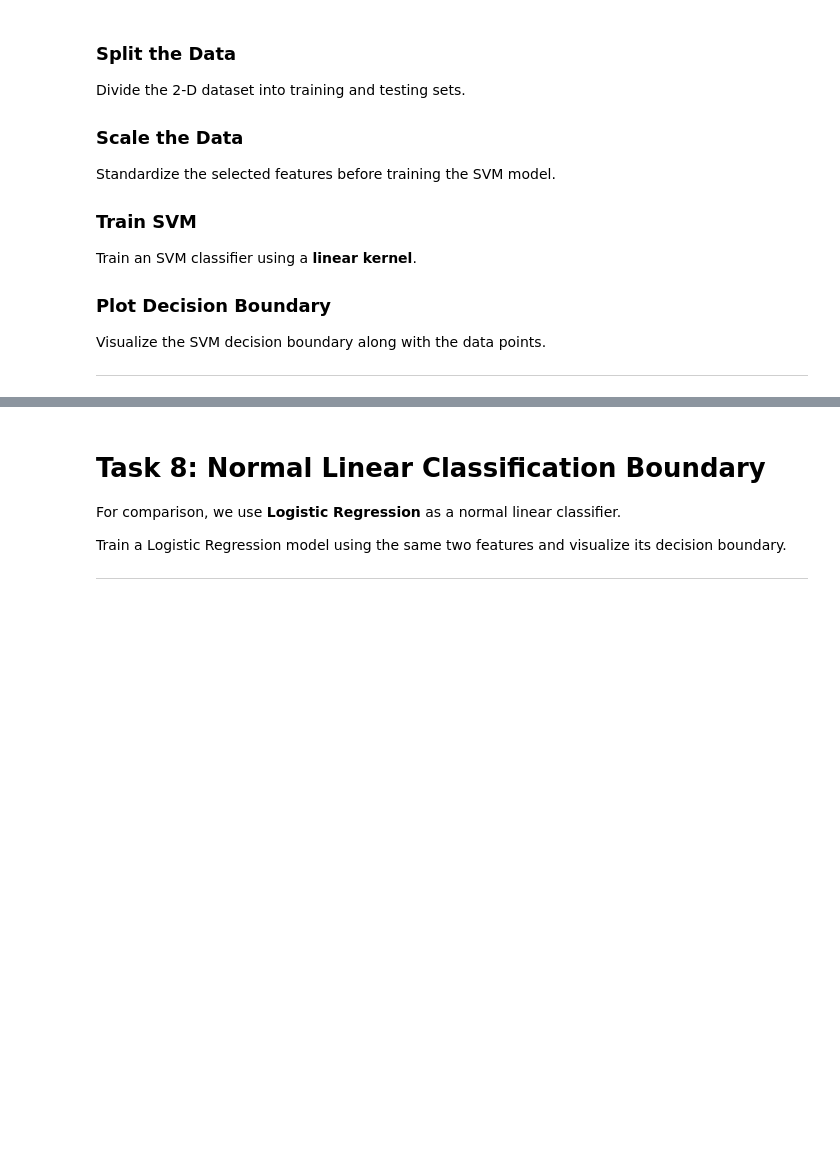
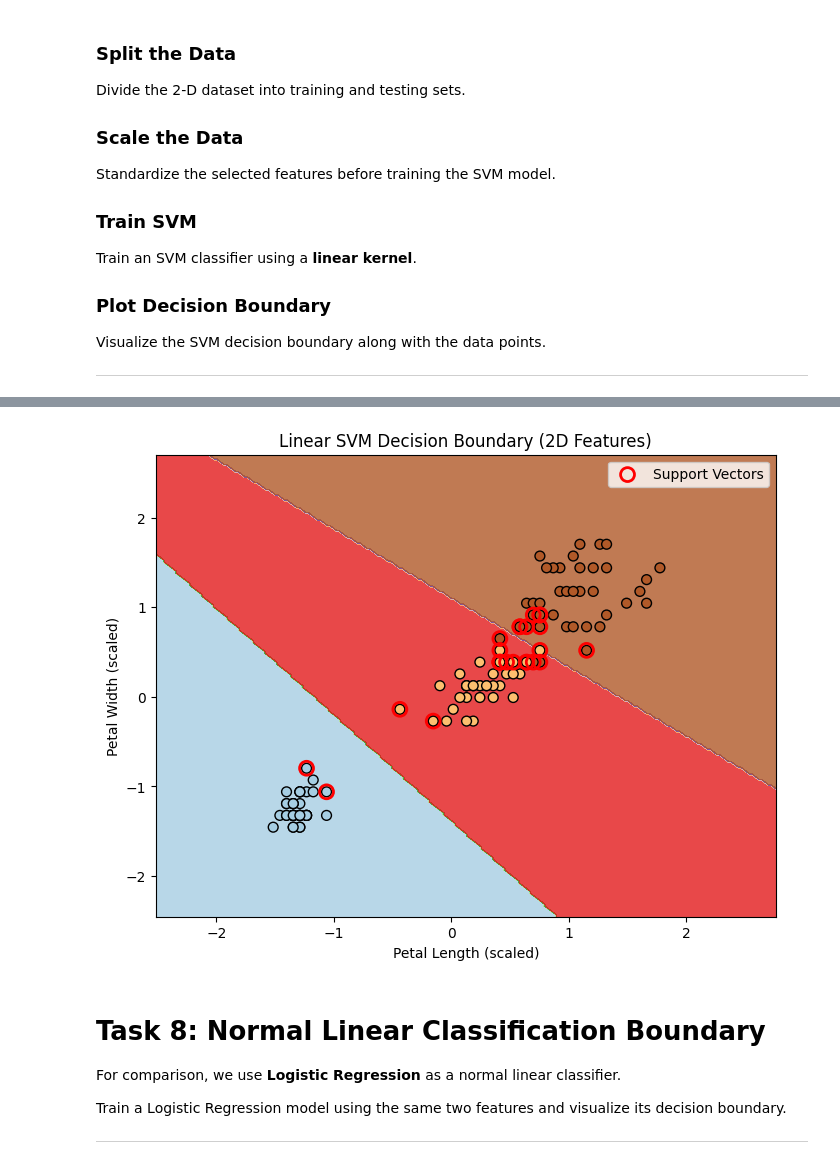
Before and after one commit to Taniya1701/CSL701-CS06_Machine-Learning-Lab, a Jupyter notebook: Experiments and Mini-Project/ML_Experiment_6.ipynb, the cells around one changed output, grey strips where cells are left out. Drawn from its saved outputs; the diff is of its cells as text; code cells hidden in the pictures; blank space fills up the shorter version.

```diff
--- a/Experiments and Mini-Project/ML_Experiment_6.ipynb
+++ b/Experiments and Mini-Project/ML_Experiment_6.ipynb
@@ -111,0 +84,13 @@ Dataset loaded successfully!
+# %%
+import pandas as pd
+import numpy as np
+import matplotlib.pyplot as plt
+import seaborn as sns
+from sklearn.datasets import load_iris
+
+# Load the Iris dataset from sklearn
+iris = load_iris()
+df = pd.DataFrame(data=iris.data, columns=iris.feature_names)
+df['species'] = iris.target_names[iris.target]
+
+df.head()
@@ -460,3 +313,64 @@ Number of Support Vectors: 25
+# %%
+import matplotlib.pyplot as plt
+from sklearn.model_selection import train_test_split
+from sklearn.preprocessing import StandardScaler
+from sklearn.svm import SVC
+
+# Create the 2-D Dataset using 'petal length (cm)' and 'petal width (cm)'
+X_2d = df[['petal length (cm)', 'petal width (cm)']]
+y_2d = df['species']
+
+# Split the 2-D data into training and testing sets
+X_train_2d, X_test_2d, y_train_2d, y_test_2d = train_test_split(X_2d, y_2d, test_size=0.2, random_state=42, stratify=y_2d)
+
+# Scale the 2-D features
+scaler_2d = StandardScaler()
+X_train_scaled_2d = scaler_2d.fit_transform(X_train_2d)
+X_test_scaled_2d = scaler_2d.transform(X_test_2d)
+
+# Train SVM with linear kernel on 2-D data
+svm_linear_2d = SVC(kernel='linear', random_state=42)
+svm_linear_2d.fit(X_train_scaled_2d, y_train_2d)
+
+# Function to plot decision boundary
+def plot_decision_boundary(X_scaled, y, model, title):
+    plt.figure(figsize=(8, 6))
+
+    # Create a meshgrid to plot decision boundaries
+    x_min, x_max = X_scaled[:, 0].min() - 1, X_scaled[:, 0].max() + 1
+    y_min, y_max = X_scaled[:, 1].min() - 1, X_scaled[:, 1].max() + 1
+    xx, yy = np.meshgrid(np.arange(x_min, x_max, 0.02),
+                         np.arange(y_min, y_max, 0.02))
+
+    # Predict class for each point in the meshgrid
+    Z = model.predict(np.c_[xx.ravel(), yy.ravel()])
+    Z = Z.reshape(xx.shape)
+
+    # Map string labels to numerical values for contour plotting
+    unique_labels = np.unique(y)
+    label_to_int = {label: i for i, label in enumerate(unique_labels)}
+    Z_int = np.array([label_to_int[label] for label in Z.ravel()]).reshape(xx.shape)
+    y_int = np.array([label_to_int[label] for label in y])
+
+    # Plot decision boundaries and margins
+    plt.contourf(xx, yy, Z_int, alpha=0.8, cmap=plt.cm.Paired)
+    plt.scatter(X_scaled[:, 0], X_scaled[:, 1], c=y_int, cmap=plt.cm.Paired, s=50, edgecolors='k')
+
+    # Plot support vectors if available (for SVC)
+    if hasattr(model, 'support_vectors_'):
+        plt.scatter(model.support_vectors_[:, 0], model.support_vectors_[:, 1],
+                    s=100, facecolors='none', edgecolors='red', linewidth=2, label='Support Vectors')
+
+    plt.xlabel('Petal Length (scaled)')
+    plt.ylabel('Petal Width (scaled)')
+    plt.title(title)
+    plt.legend()
+    plt.show()
+
+# Plot the Linear SVM decision boundary
+plot_decision_boundary(X_train_scaled_2d, y_train_2d, svm_linear_2d, 'Linear SVM Decision Boundary (2D Features)')
+# %% [output]
+[figure, added]
 # %% [markdown]
 # Task 8: Normal Linear Classification Boundary
 
```
Also changed, not shown: parts of 17 cells of this notebook.
